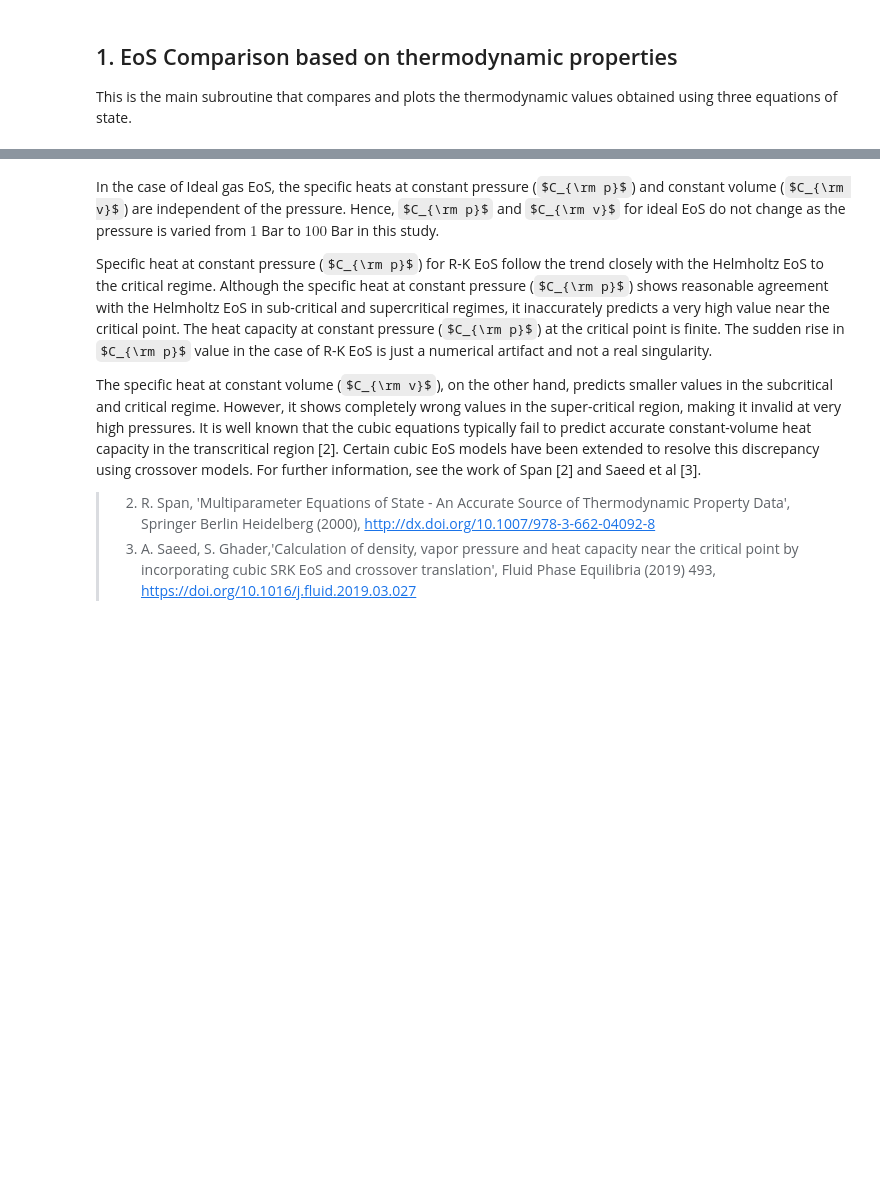
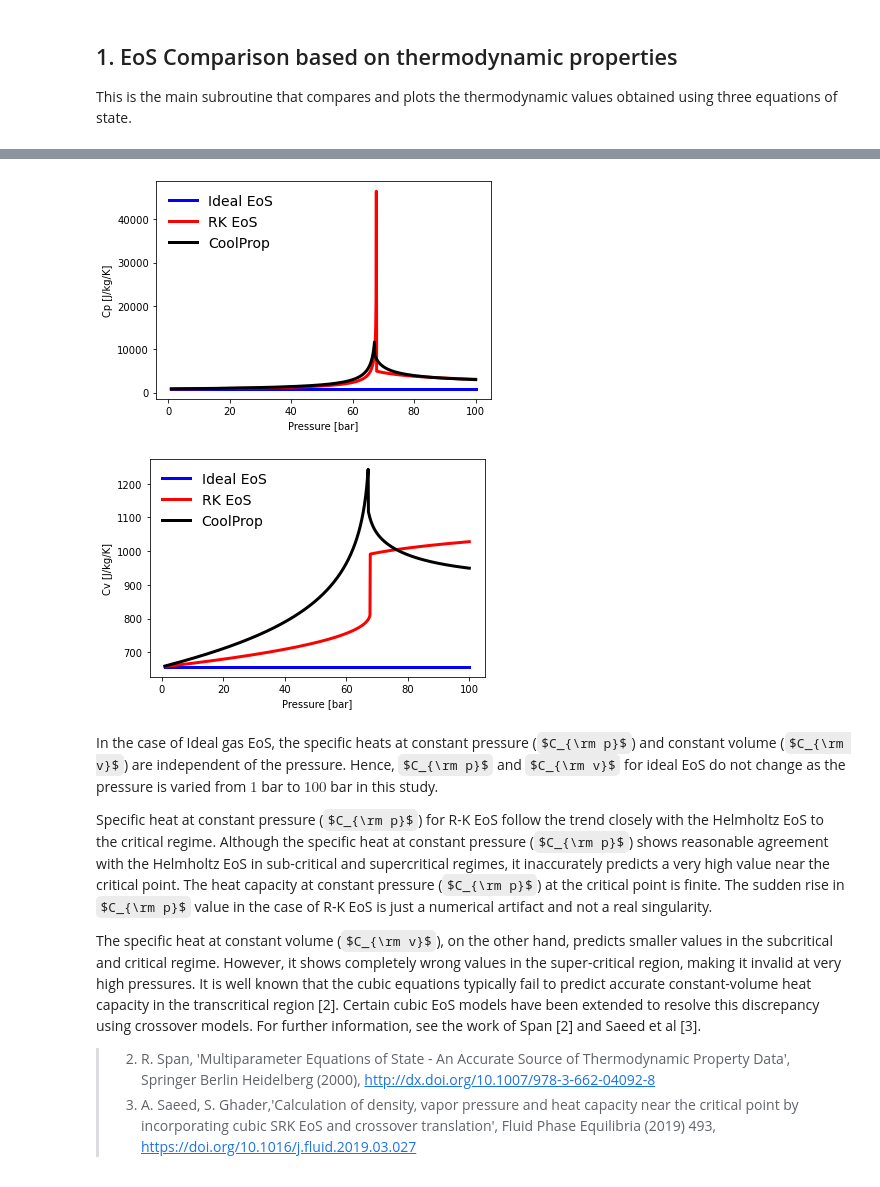
Before and after one commit to Cantera/cantera-jupyter, a Jupyter notebook: thermo/EquationsOfState.ipynb, the cells around one changed output, grey strips where cells are left out. Cells and saved outputs as stored; diff of their text form; code cells hidden in the pictures; some formulas as TeX source; blank space fills up the shorter version.

```diff
--- a/thermo/EquationsOfState.ipynb
+++ b/thermo/EquationsOfState.ipynb
@@ -49,7 +49,7 @@ def get_thermo_Cantera(gas, T, p) :
     s = s - s[0]
     h = h - h[0]
 
-    return  h, u, s, cp, cv
+    return h, u, s, cp, cv
 
 def get_thermo_CoolProp(T, p) :
 
@@ -62,31 +62,29 @@ def get_thermo_CoolProp(T, p) :
 
     for i in range(n):
 
-        #PropsSI("T","P",101325,"Q",0,"REFPROP::CO2")
-
-        u[i] = PropsSI("U","P", p[i],"T", T,"HEOS::CO2")     # kJ/kg/K
+        u[i] = PropsSI("U","P", p[i],"T", T,"HEOS::CO2")
         h[i] = PropsSI("H","P", p[i],"T", T,"HEOS::CO2")
         s[i] = PropsSI("S","P", p[i],"T", T,"HEOS::CO2")
         cp[i] = PropsSI("C","P", p[i],"T", T,"HEOS::CO2")
         cv[i] = PropsSI("O","P", p[i],"T", T,"HEOS::CO2")
 
     # Get the relative enthalpy, entropy and int. energy with referance to the first point
-    u = u - u[1]
-    s = s - s[1]
-    h = h - h[1]
+    u = u - u[0]
+    s = s - s[0]
+    h = h - h[0]
 
-    return  h, u, s, cp, cv
+    return h, u, s, cp, cv
 
-def plot(T, p, a_Ideal, a_RK, a_CoolProp, name) :
+def plot(T, p, thermo_Ideal, thermo_RK, thermo_CoolProp, name) :
 
     line_width = 3
     n = len(p)
 
     plt.figure()
-    plt.plot(p/1e5, a_Ideal,'-',color='b', linewidth = line_width)
-    plt.plot(p/1e5, a_RK,'-',color='r', linewidth = line_width)
-    plt.plot(p/1e5, a_CoolProp,'-',color='k', linewidth = line_width)
-    plt.xlabel('Pressure [Bar]')
+    plt.plot(p/1e5, thermo_Ideal, '-', color='b', linewidth=line_width)
+    plt.plot(p/1e5, thermo_RK, '-', color='r', linewidth=line_width)
+    plt.plot(p/1e5, thermo_CoolProp, '-', color='k', linewidth=line_width)
+    plt.xlabel('Pressure [bar]')
     plt.ylabel(name)
     plt.legend(['Ideal EoS','RK EoS', 'CoolProp'], prop={'size': 14}, frameon=False)
 # %% [markdown]
@@ -132,7 +127,7 @@ The thermodynamic properties such as internal energy, enthalpy, and entropy are
 The ideal gas EoS does not consider inter-molecular interactions and the volume occupied by individual gas particles. At low temperatures and high pressures, inter-molecular forces become particularly significant due to a reduction in inter-molecular distances. Additionally, at high pressures, the volume of individual molecules becomes significant. Both of these factors contribute to the deviation from ideal behavior at high pressures. The cubic Redlich-Kwong EoS, on the other hand, predicts thermodynamic properties accurately near the critical regime.
 # %%
 # Specific heat at constant pressure
-plot(T, p, cpIdeal, cpRK, cpCoolProp, "Cp [J/kg/K]")
+plot(T, p, cp_ideal, cp_RK, cp_CoolProp, "Cp [J/kg/K]")
 # Specific heat at constant volume
-plot(T, p, cvIdeal, cvRK, cvCoolProp, "Cv [J/kg/K]")
+plot(T, p, cv_ideal, cv_RK, cv_CoolProp, "Cv [J/kg/K]")
 # %% [output]
@@ -143,5 +134,7 @@ plot(T, p, cvIdeal, cvRK, cvCoolProp, "Cv [J/kg/K]")
+[figure, added]
+[figure, added]
 # %% [markdown]
-In the case of Ideal gas EoS, the specific heats at constant pressure ($C_{\rm p}$) and constant volume ($C_{\rm v}$) are independent of the pressure. Hence, $C_{\rm p}$ and $C_{\rm v}$ for ideal EoS do not change as the pressure is varied from $1$ Bar to $100$ Bar in this study.
+In the case of Ideal gas EoS, the specific heats at constant pressure ($C_{\rm p}$) and constant volume ($C_{\rm v}$) are independent of the pressure. Hence, $C_{\rm p}$ and $C_{\rm v}$ for ideal EoS do not change as the pressure is varied from $1$ bar to $100$ bar in this study.
 
 Specific heat at constant pressure ($C_{\rm p}$) for R-K EoS follow the trend closely with the Helmholtz EoS to the critical regime. Although the specific heat at constant pressure ($C_{\rm p}$) shows reasonable agreement with the Helmholtz EoS in sub-critical and supercritical regimes, it inaccurately predicts a very high value near the critical point. The heat capacity at constant pressure ($C_{\rm p}$) at the critical point is finite. The sudden rise in $C_{\rm p}$ value in the case of R-K EoS is just a numerical artifact and not a real singularity.
 
```
Also changed, not shown: parts of 9 cells of this notebook.
